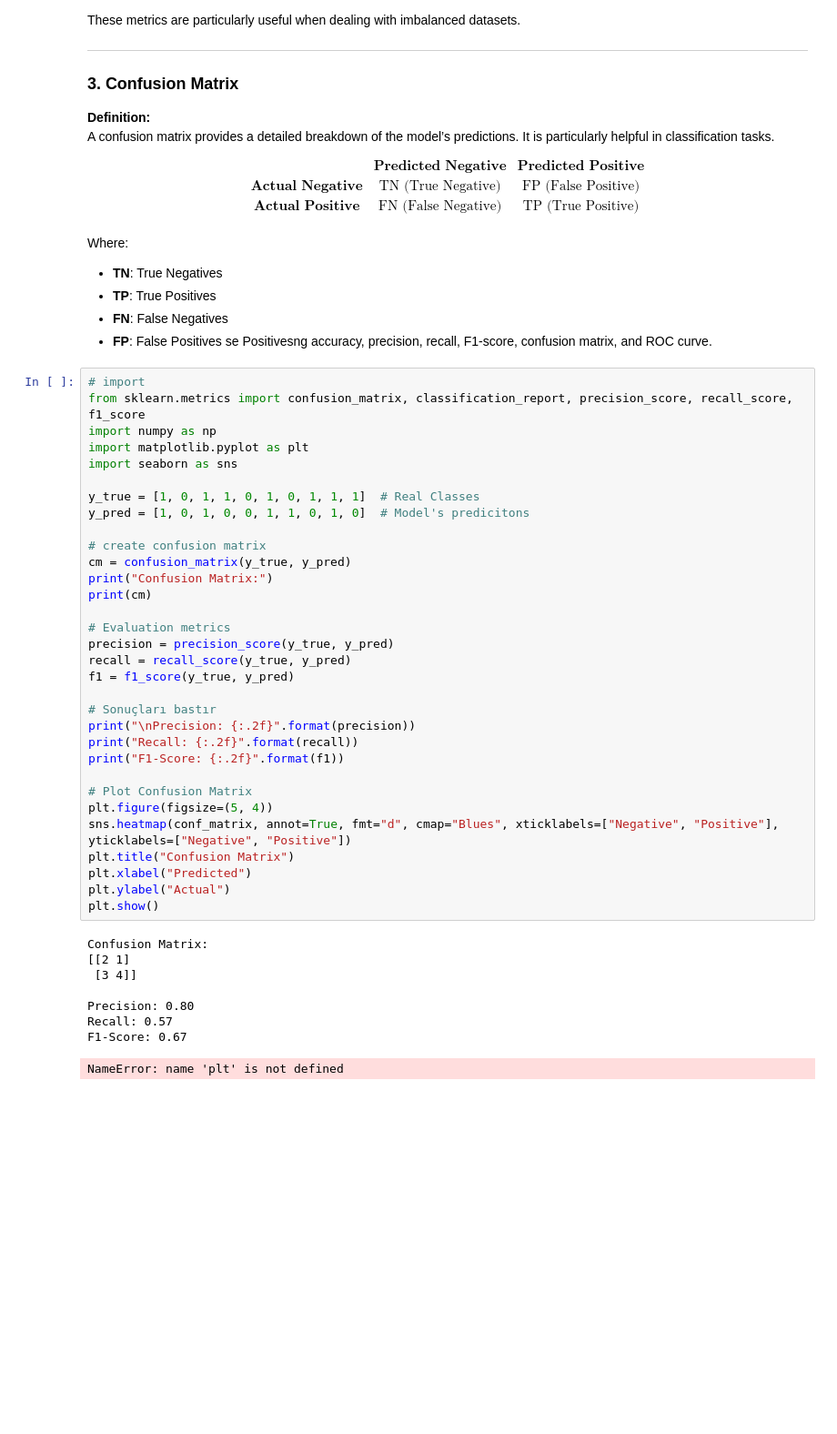
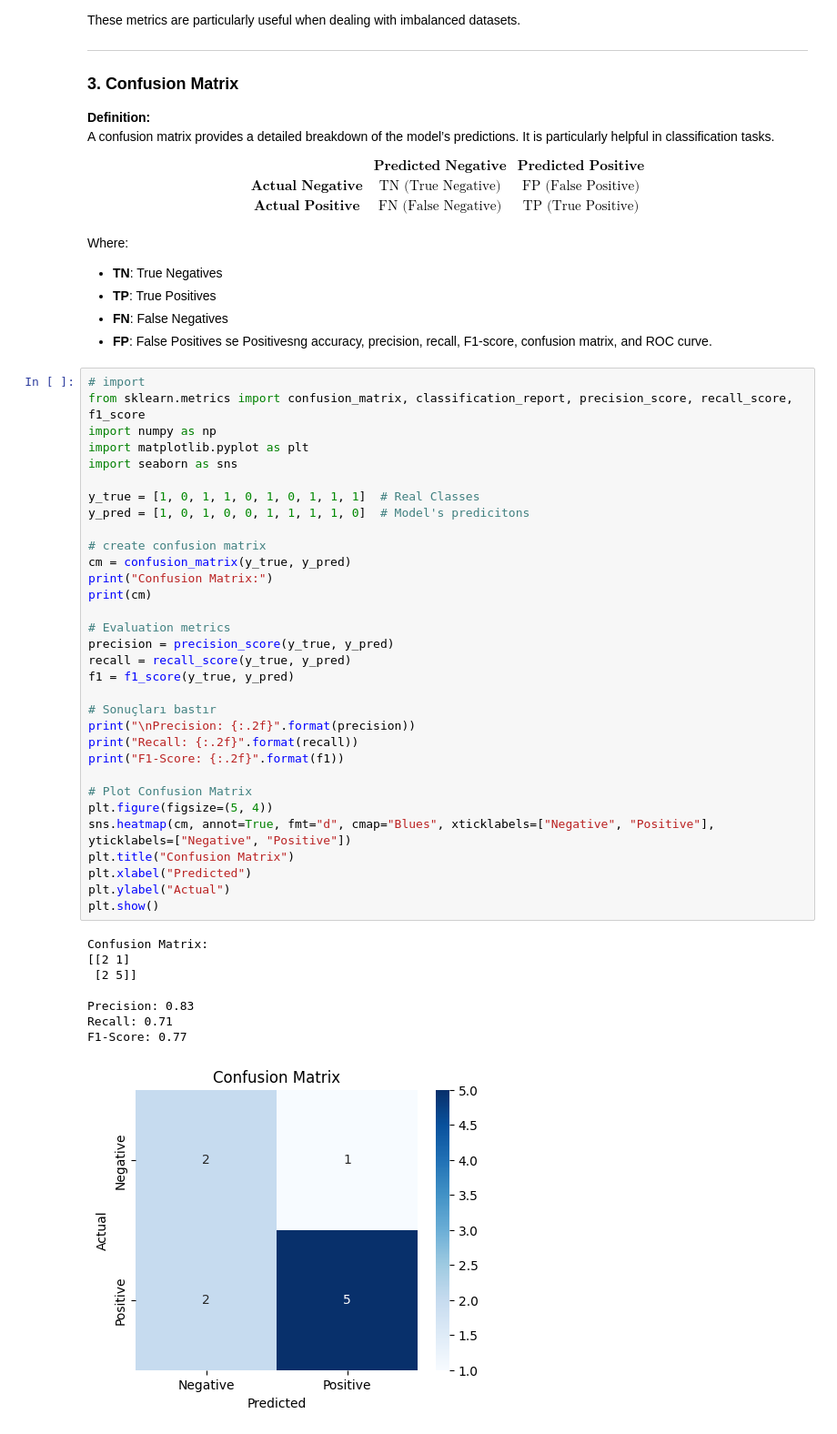
Before and after one commit to ituacm/ITU-ACM-24-25-Machine-Learning-Course, a Jupyter notebook: lecture2/lecture2_1.ipynb, the cells around one changed output. Shown at 91% size. Saved outputs shown, nothing was run; the diff lists cells and outputs as text; blank space fills up the shorter version.

```diff
--- a/lecture2/lecture2_1.ipynb
+++ b/lecture2/lecture2_1.ipynb
@@ -814,37 +814,37 @@ import numpy as np
 import matplotlib.pyplot as plt
 import seaborn as sns
 
 y_true = [1, 0, 1, 1, 0, 1, 0, 1, 1, 1]  # Real Classes
-y_pred = [1, 0, 1, 0, 0, 1, 1, 0, 1, 0]  # Model's predicitons
+y_pred = [1, 0, 1, 0, 0, 1, 1, 1, 1, 0]  # Model's predicitons
 
 # create confusion matrix
 cm = confusion_matrix(y_true, y_pred)
 print("Confusion Matrix:")
 print(cm)
 
 # Evaluation metrics
 precision = precision_score(y_true, y_pred)
 recall = recall_score(y_true, y_pred)
 f1 = f1_score(y_true, y_pred)
 
 # Sonuçları bastır
 print("\nPrecision: {:.2f}".format(precision))
 print("Recall: {:.2f}".format(recall))
 print("F1-Score: {:.2f}".format(f1))
 
 # Plot Confusion Matrix
 plt.figure(figsize=(5, 4))
-sns.heatmap(conf_matrix, annot=True, fmt="d", cmap="Blues", xticklabels=["Negative", "Positive"], yticklabels=["Negative", "Positive"])
+sns.heatmap(cm, annot=True, fmt="d", cmap="Blues", xticklabels=["Negative", "Positive"], yticklabels=["Negative", "Positive"])
 plt.title("Confusion Matrix")
 plt.xlabel("Predicted")
 plt.ylabel("Actual")
 plt.show()
 # %% [output]
 Confusion Matrix:
 [[2 1]
- [3 4]]
+ [2 5]]
 
-Precision: 0.80
-Recall: 0.57
-F1-Score: 0.67
+Precision: 0.83
+Recall: 0.71
+F1-Score: 0.77
-NameError: name 'plt' is not defined
+[figure, added]
```
Also changed, not shown: parts of 2 cells of this notebook, 3 other files.
